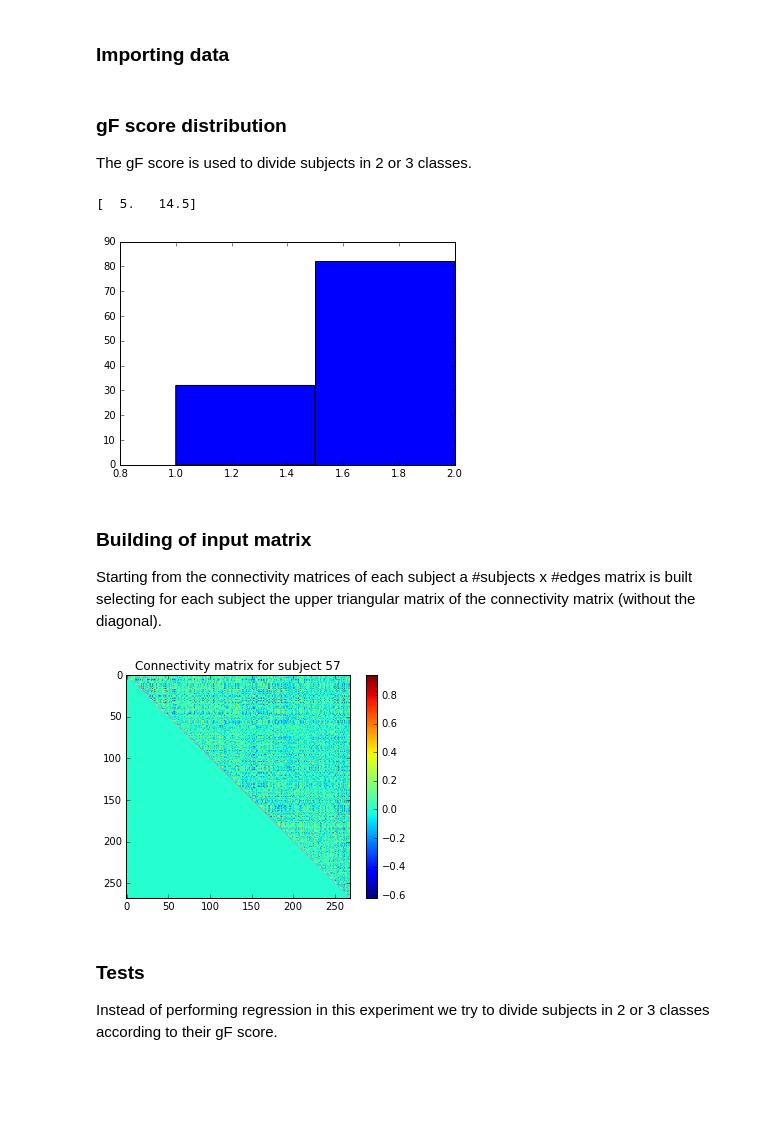
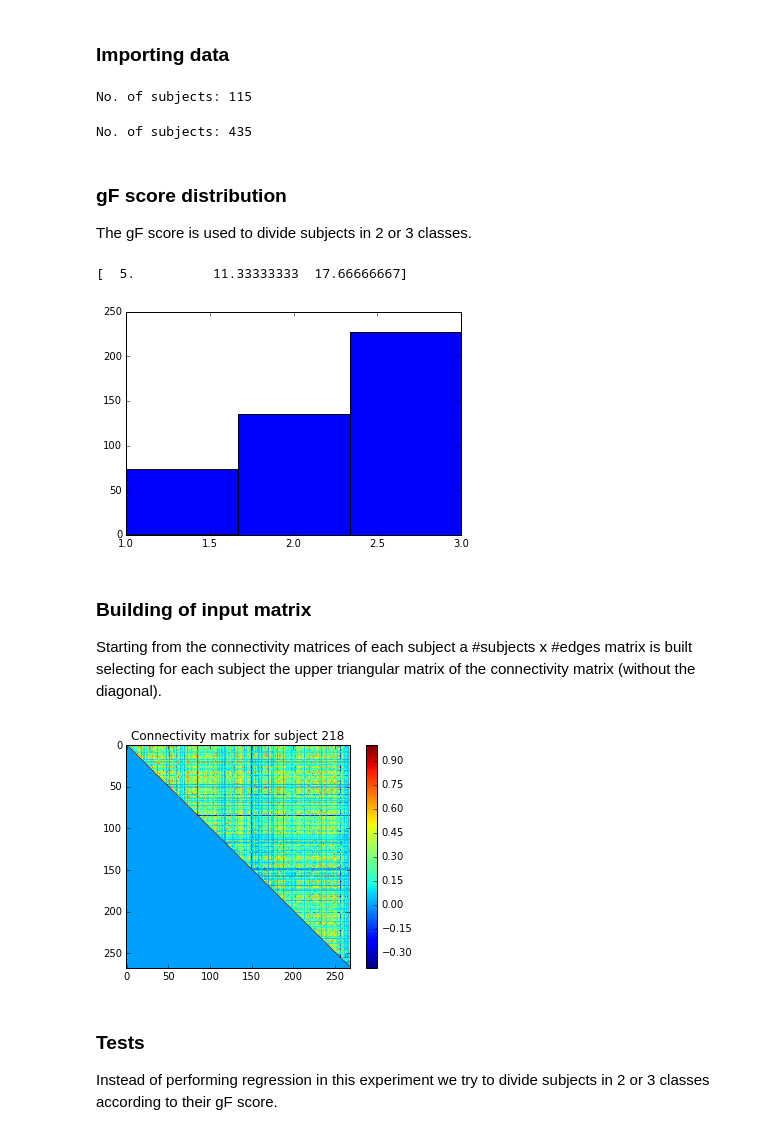
Before and after one commit to paola-g/iq_prediction, a Jupyter notebook: knn_class.ipynb, the cells around one changed output. Saved outputs shown, nothing was run; the diff lists cells and outputs as text; code cells hidden in the pictures; blank space fills up the shorter version.

```diff
--- a/knn_class.ipynb
+++ b/knn_class.ipynb
@@ -110,6 +110,26 @@ def plot_confusion_matrix(cm, title='Confusion matrix', cmap=plt.cm.Blues):
     labelleft='off') # labels along the bottom edge are off
 # %% [markdown]
 ### Importing data
+# %%
+# finn's data set
+data = sio.loadmat('rfMRI_REST1_HCP_Q2')
+gF = np.ravel(data['PMAT24_A_CR'])
+n_subj = len(gF)
+print('No. of subjects:',n_subj)
+# %% [output]
+No. of subjects: 115
+# %%
+# extended data set
+data = sio.loadmat('rfMRI_REST1_HCP_Q2')
+gF = np.ravel(data['PMAT24_A_CR'])
+data2 = sio.loadmat('rfMRI_REST1_HCP_S500.mat')
+gF2 = np.ravel(data2['PMAT24_A_CR'])
+data_ext = np.concatenate((data['rest_1_mat'],data2['rest_1_mat']),axis=2)
+gF = np.concatenate((gF,gF2))
+n_subj = len(gF)
+print('No. of subjects:',n_subj)
+# %% [output]
+No. of subjects: 435
 # %%
 #data = sio.loadmat('improved_preproc/rfMRI_REST1_HCP_Q2.mat')
 data = sio.loadmat('improved_preproc/rfMRI_REST2_HCP_Q2.mat')
@@ -119,7 +139,7 @@ n_subj = len(gF)
 ### gF score distribution
 The gF score is used to divide subjects in 2 or 3 classes.
 # %%
-n_bins = 2
+n_bins = 3
 
 # needed for stratified k-fold
 hist, bin_limits = np.histogram(gF, n_bins)
@@ -127,8 +147,8 @@ bins = np.digitize(gF, bin_limits[:-1])
 plt.hist(bins,n_bins)
 print(bin_limits[:-1])
 # %% [output]
-[  5.   14.5]
+[  5.          11.33333333  17.66666667]
-[figure, old version]
+[figure, new version]
 # %%
 bins  = np.digitize(gF, [16, 20, 27])
 # %% [markdown]
@@ -137,27 +157,28 @@ Starting from the connectivity matrices of each subject a #subjects x #edges mat
 # %%
 # choose dataset
 #conn_mats = data['rest_1_mat']
-conn_mats = data['rest_2_mat']
+#conn_mats = data['rest_2_mat']
+conn_mats = data_ext
 
 # build matrix n_subjects x n_edges
 n_parcels = conn_mats.shape[0]
 triu_idx = np.triu_indices(n_parcels,1)
 n_edges = len(triu_idx[1]);
 
 def plt_conn(subject):
     plt.imshow(np.triu(conn_mats[:,:,subject-1]))
     plt.colorbar()
     plt.title('Connectivity matrix for subject '+str(subject))
 
 interact(plt_conn, subject=(1,n_subj))
 
 
 edges = np.zeros([n_subj,n_edges])
 
 for subject in range(conn_mats.shape[-1]):
     edges[subject,] = conn_mats[:,:,subject][triu_idx]
 # %% [output]
-[figure, old version]
+[figure, new version]
 # %% [markdown]
 ### Tests
 Instead of performing regression in this experiment we try to divide subjects in 2 or 3 classes according to their gF score.
```
Also changed, not shown: parts of 24 cells of this notebook, 3 other files.
